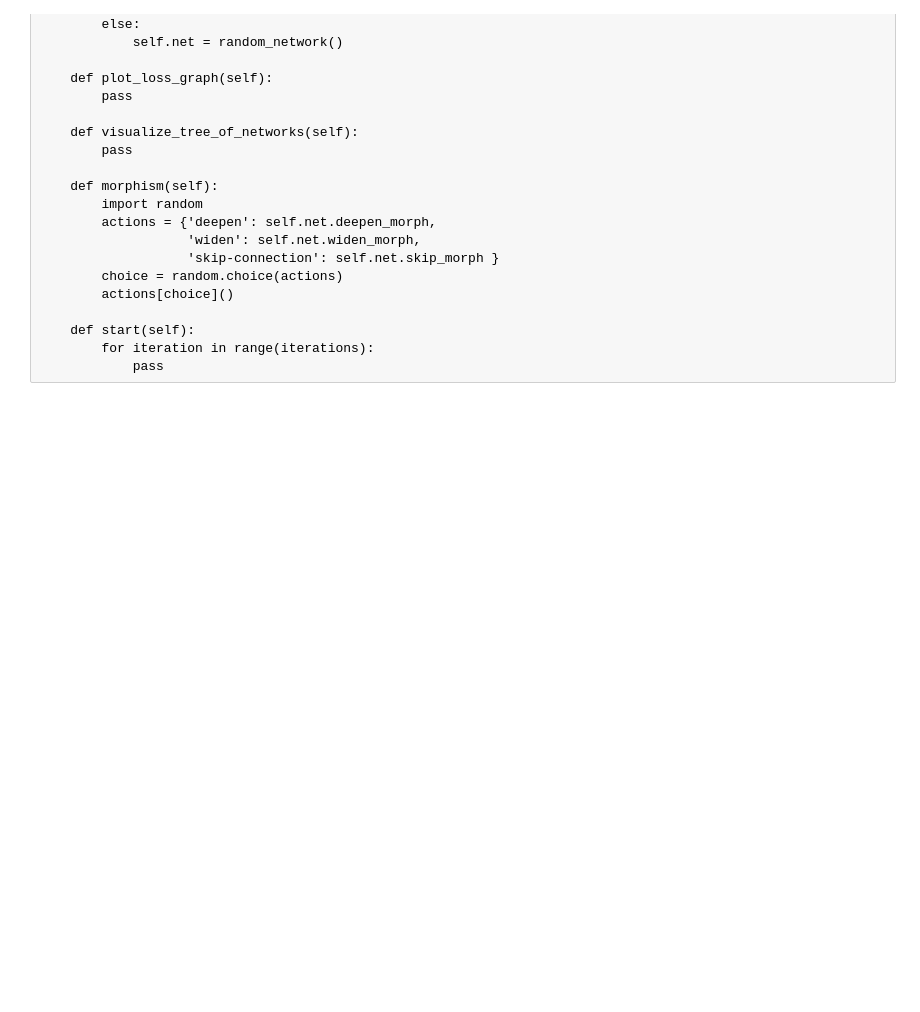
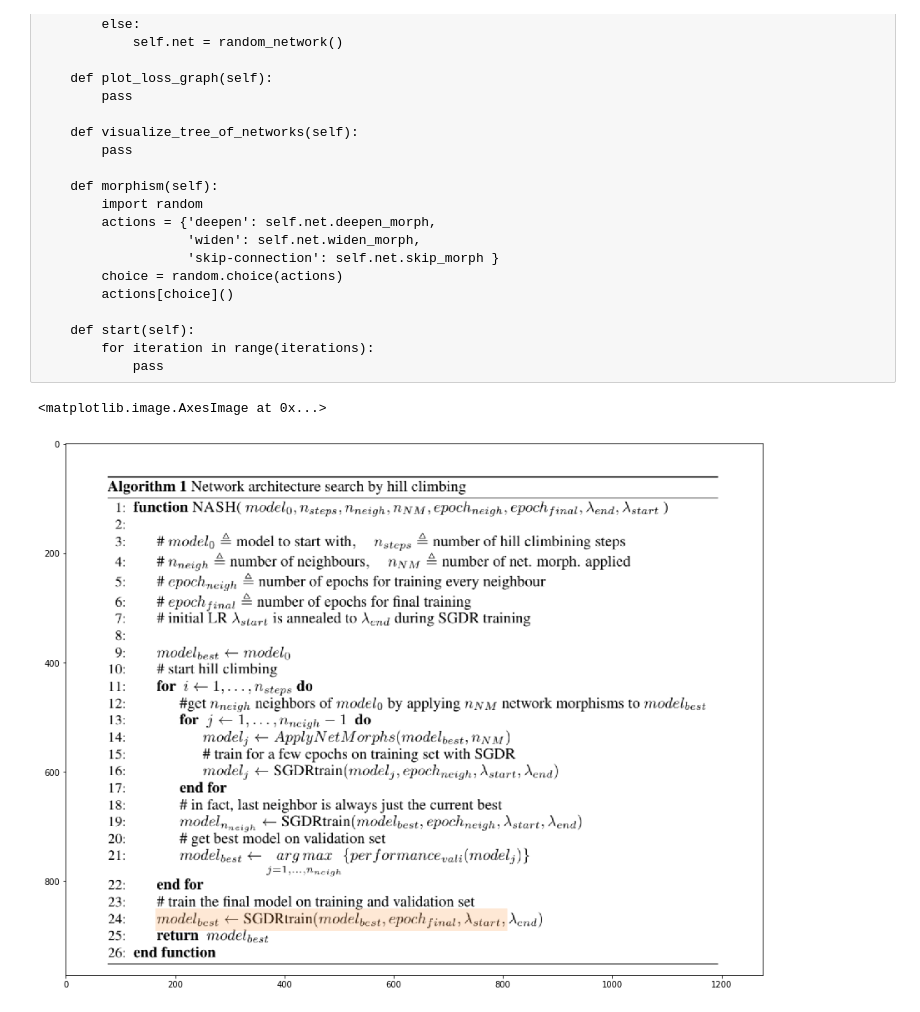
Before and after one commit to pradyumn014/NeuralArchitectureSearch, a Jupyter notebook: NAS.ipynb, the cells around one changed output. Cells and saved outputs as stored; diff of their text form; code cells hidden in the pictures; blank space fills up the shorter version.

Commit message:
Changes to hill cllimbing

```diff
--- a/NAS.ipynb
+++ b/NAS.ipynb
@@ -885,0 +884,10 @@ def hill_climbing:
+# %%
+import cv2
+x  = cv2.imread('./images/hill_climb.png')
+from matplotlib import pyplot as plt
+%matplotlib inline
+plt.figure(figsize=(15,15))
+plt.imshow(x)
+# %% [output]
+<matplotlib.image.AxesImage at 0x...>
+[figure, added]
```
Also changed, not shown: parts of 3 cells of this notebook, 1 other file.
